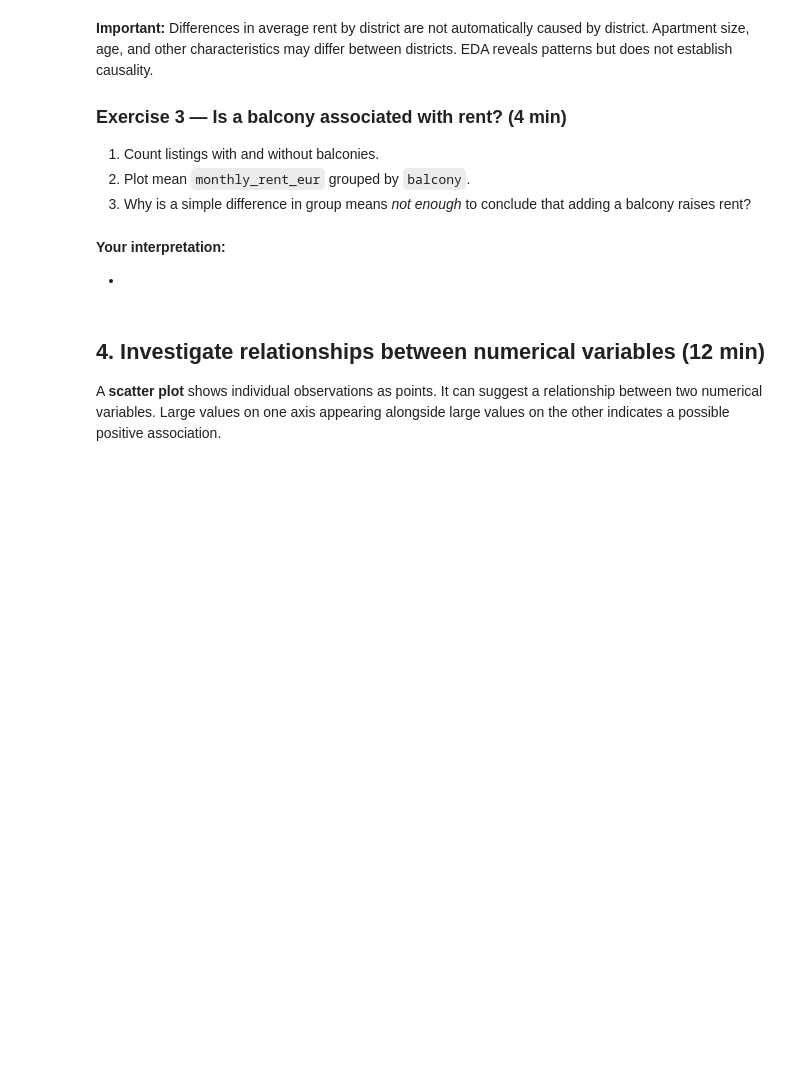
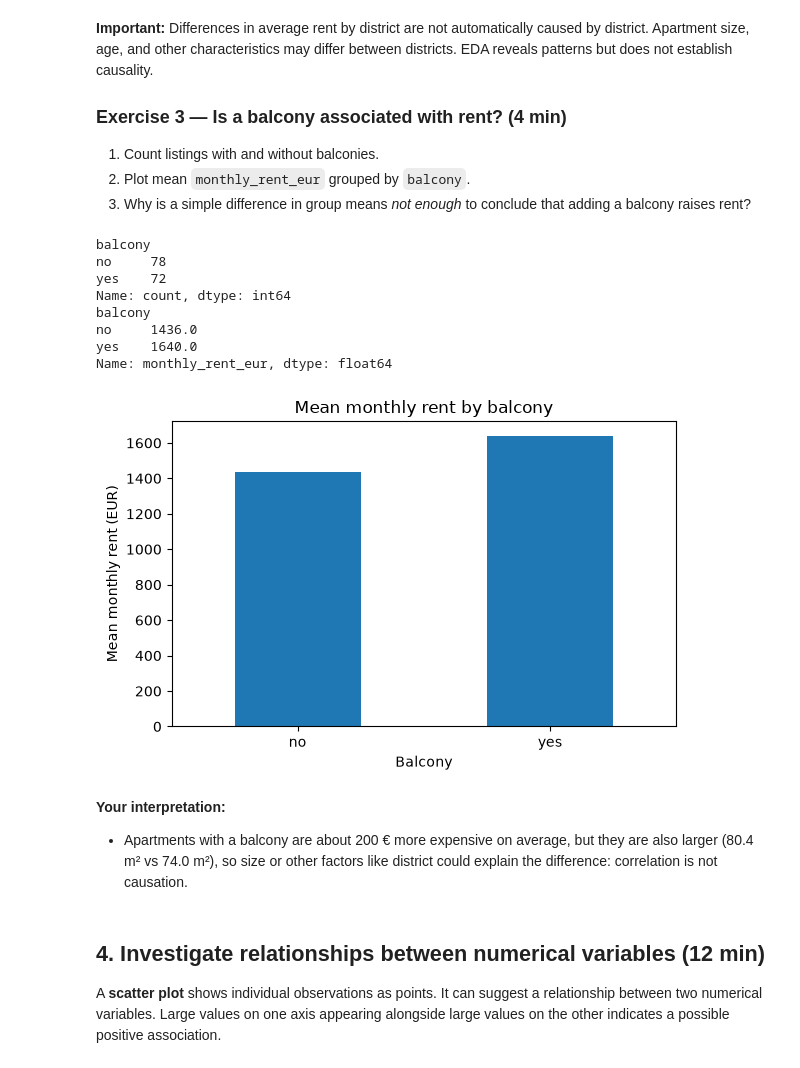
Before and after one commit to Adri2-2/AIWithPythonESIGELEC, a Jupyter notebook: lab01/03-data-exploration.ipynb, the cells around one changed output. Drawn from its saved outputs; the diff is of its cells as text; code cells hidden in the pictures; blank space fills up the shorter version.

```diff
--- a/lab01/03-data-exploration.ipynb
+++ b/lab01/03-data-exploration.ipynb
@@ -151,13 +242,33 @@ plt.show()
 2. Plot mean `monthly_rent_eur` grouped by `balcony`.
 3. Why is a simple difference in group means *not enough* to conclude that adding a balcony raises rent?
 # %%
-# TODO: print counts by balcony
-# TODO: calculate and plot mean rent by balcony
-# TODO: label the axes and show the plot
+print(df["balcony"].value_counts())
+
+mean_rent_by_balcony = df.groupby("balcony")["monthly_rent_eur"].mean()
+print(mean_rent_by_balcony.round(0))
+
+fig, ax = plt.subplots(figsize=(6, 4))
+mean_rent_by_balcony.plot(kind="bar", ax=ax)
+ax.set_title("Mean monthly rent by balcony")
+ax.set_xlabel("Balcony")
+ax.set_ylabel("Mean monthly rent (EUR)")
+ax.tick_params(axis="x", rotation=0)
+plt.tight_layout()
+plt.show()
+# %% [output]
+balcony
+no     78
+yes    72
+Name: count, dtype: int64
+balcony
+no     1436.0
+yes    1640.0
+Name: monthly_rent_eur, dtype: float64
+[figure, added]
 # %% [markdown]
 **Your interpretation:**
 
--
+- Apartments with a balcony are about 200 € more expensive on average, but they are also larger (80.4 m² vs 74.0 m²), so size or other factors like district could explain the difference: correlation is not causation.
 # %% [markdown]
 ## 4. Investigate relationships between numerical variables (12 min)
 
```
Also changed, not shown: parts of 19 cells of this notebook.
